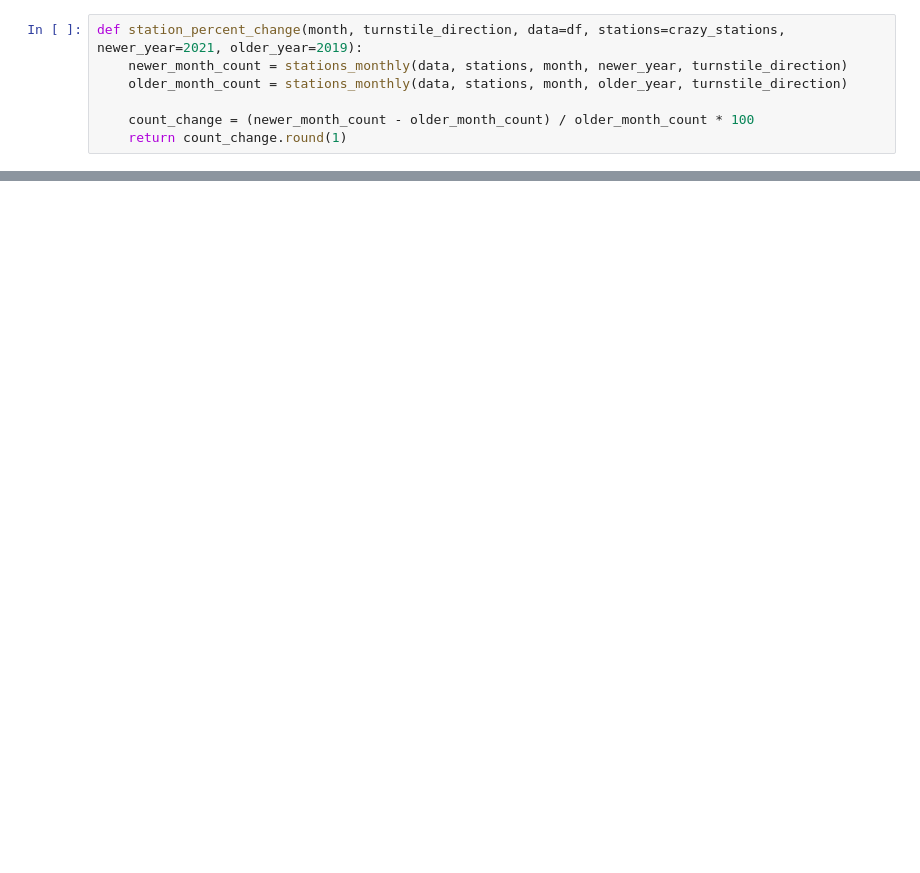
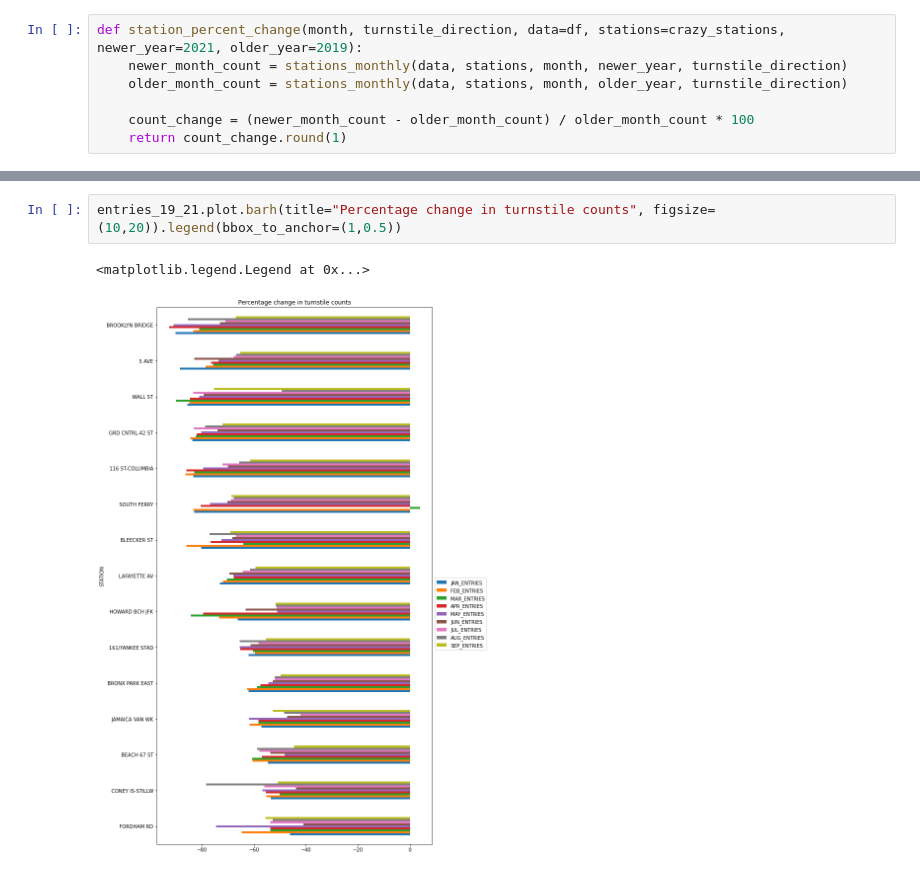
Before and after one commit to billbell73/EDA, a Jupyter notebook: project_function.ipynb, the cells around one changed output, grey strips where cells are left out. Cells and saved outputs as stored; diff of their text form; blank space fills up the shorter version.

```diff
--- a/project_function.ipynb
+++ b/project_function.ipynb
@@ -145,0 +162,5 @@ changes.plot.barh(title="Percentage change in turnstile entries between Jan 2019
+# %%
+entries_19_21.plot.barh(title="Percentage change in turnstile counts", figsize=(10,20)).legend(bbox_to_anchor=(1,0.5))
+# %% [output]
+<matplotlib.legend.Legend at 0x...>
+[figure, added]
```
Also changed, not shown: parts of 27 cells of this notebook.
